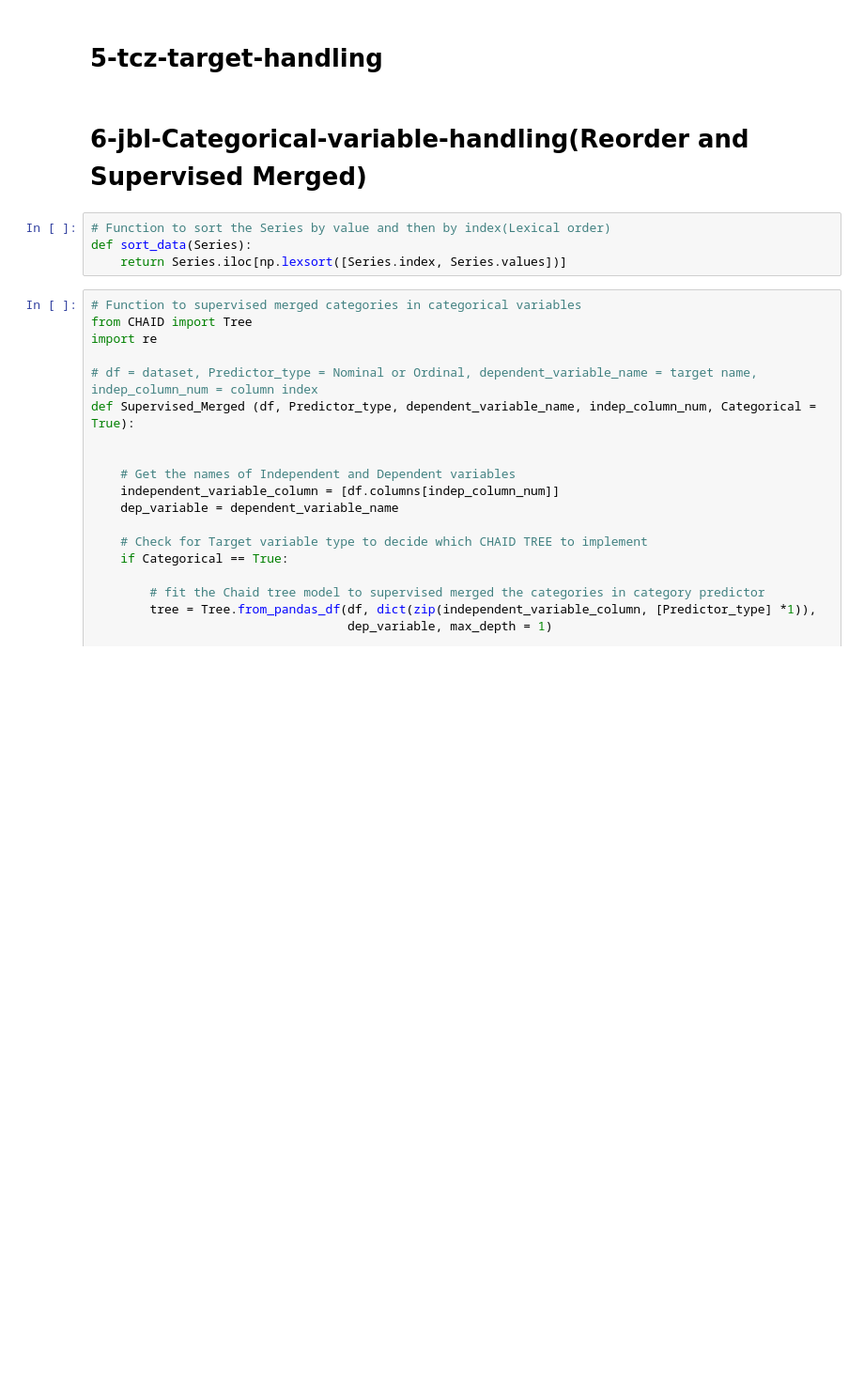
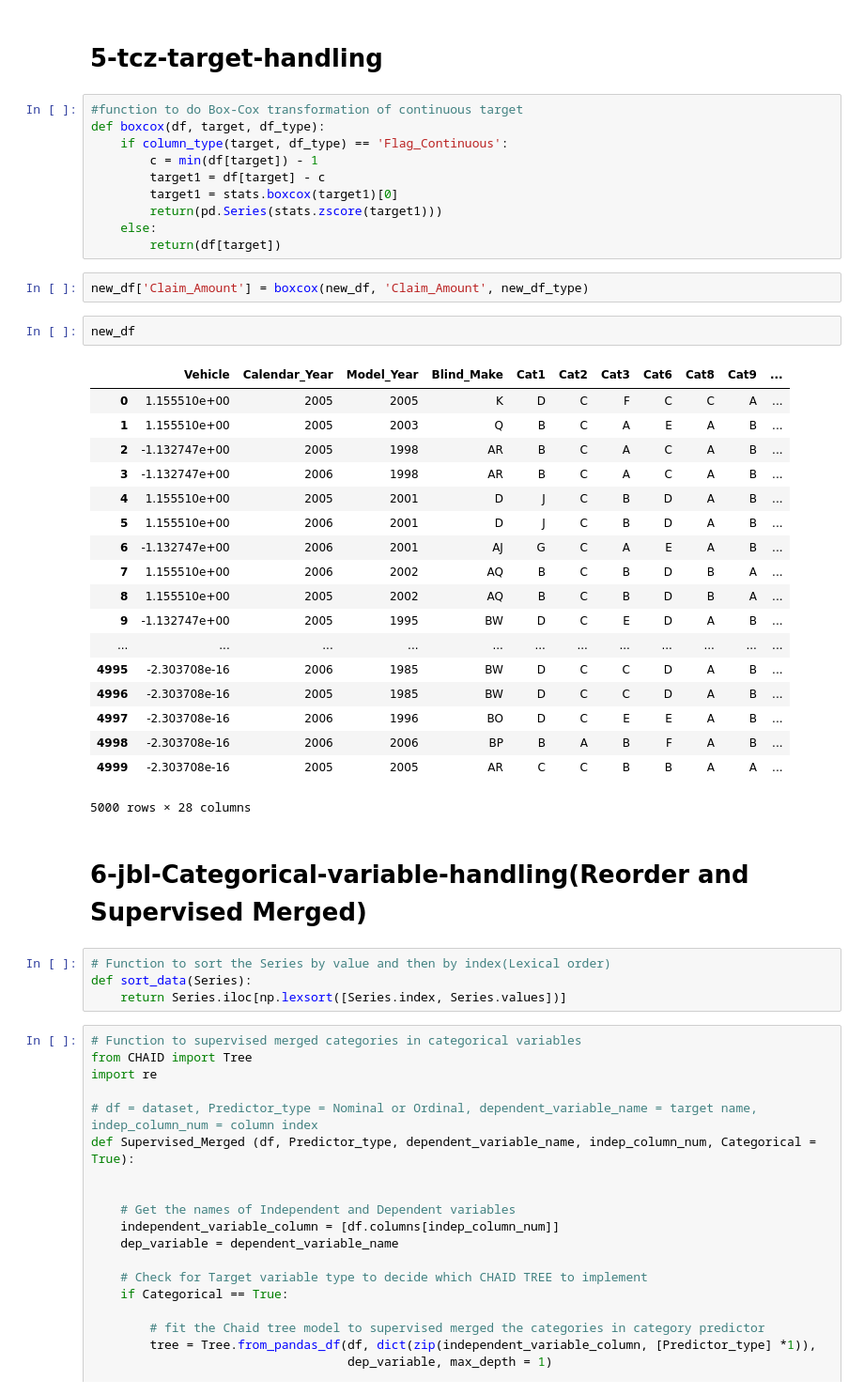
Before and after one commit to AvianaGlobal/nemesis-ml, a Jupyter notebook: notebooks/Aviana_Notebook.ipynb, the cells around one changed output. Shown at 94% size. Drawn from its saved outputs; the diff is of its cells as text; blank space fills up the shorter version.

Commit message:
add target handling part

```diff
--- a/notebooks/Aviana_Notebook.ipynb
+++ b/notebooks/Aviana_Notebook.ipynb
@@ -482,5 +482,38 @@ Name: Var1, Length: 5000, dtype: float64
 # %% [markdown]
 # 5-tcz-target-handling
+# %%
+#function to do Box-Cox transformation of continuous target
+def boxcox(df, target, df_type):
+    if column_type(target, df_type) == 'Flag_Continuous':
+        c = min(df[target]) - 1
+        target1 = df[target] - c
+        target1 = stats.boxcox(target1)[0]
+        return(pd.Series(stats.zscore(target1)))
+    else:
+        return(df[target])
+# %%
+new_df['Claim_Amount'] = boxcox(new_df, 'Claim_Amount', new_df_type)
+# %%
+new_df
+# %% [output]
+|  | Vehicle | Calendar_Year | Model_Year | Blind_Make | Cat1 | Cat2 | Cat3 | Cat6 | Cat8 | Cat9 | ... |
+| 0 | 1.155510e+00 | 2005 | 2005 | K | D | C | F | C | C | A | ... |
+| 1 | 1.155510e+00 | 2005 | 2003 | Q | B | C | A | E | A | B | ... |
+| 2 | -1.132747e+00 | 2005 | 1998 | AR | B | C | A | C | A | B | ... |
+| 3 | -1.132747e+00 | 2006 | 1998 | AR | B | C | A | C | A | B | ... |
+| 4 | 1.155510e+00 | 2005 | 2001 | D | J | C | B | D | A | B | ... |
+| 5 | 1.155510e+00 | 2006 | 2001 | D | J | C | B | D | A | B | ... |
+| 6 | -1.132747e+00 | 2006 | 2001 | AJ | G | C | A | E | A | B | ... |
+| 7 | 1.155510e+00 | 2006 | 2002 | AQ | B | C | B | D | B | A | ... |
+| 8 | 1.155510e+00 | 2005 | 2002 | AQ | B | C | B | D | B | A | ... |
+| 9 | -1.132747e+00 | 2005 | 1995 | BW | D | C | E | D | A | B | ... |
+| ... | ... | ... | ... | ... | ... | ... | ... | ... | ... | ... | ... |
+| 4995 | -2.303708e-16 | 2006 | 1985 | BW | D | C | C | D | A | B | ... |
+| 4996 | -2.303708e-16 | 2005 | 1985 | BW | D | C | C | D | A | B | ... |
+| 4997 | -2.303708e-16 | 2006 | 1996 | BO | D | C | E | E | A | B | ... |
+| 4998 | -2.303708e-16 | 2006 | 2006 | BP | B | A | B | F | A | B | ... |
+| 4999 | -2.303708e-16 | 2005 | 2005 | AR | C | C | B | B | A | A | ... |
+5000 rows × 28 columns
 # %% [markdown]
 # 6-jbl-Categorical-variable-handling(Reorder and Supervised Merged)
 # %%
```
Also changed, not shown: parts of 13 cells of this notebook, 7 other files.
